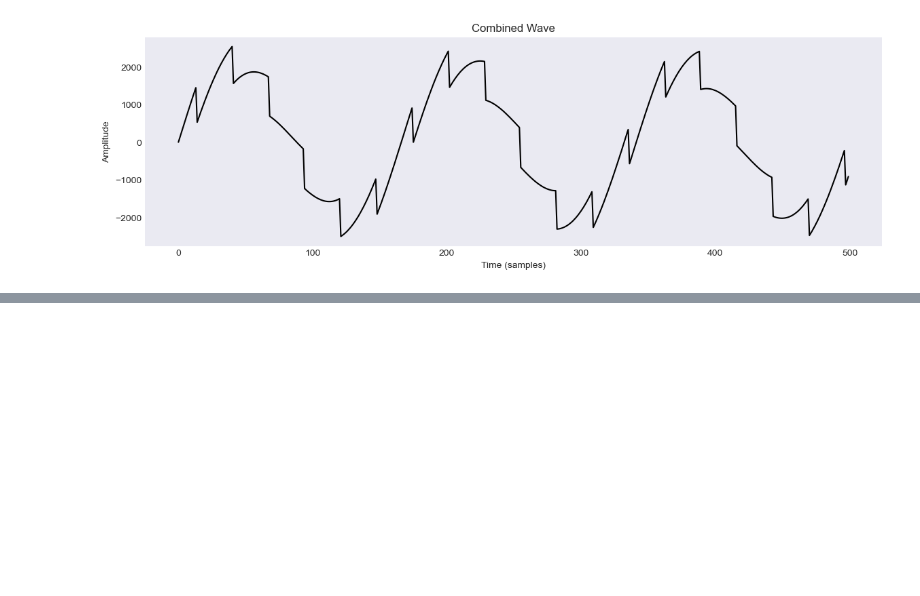
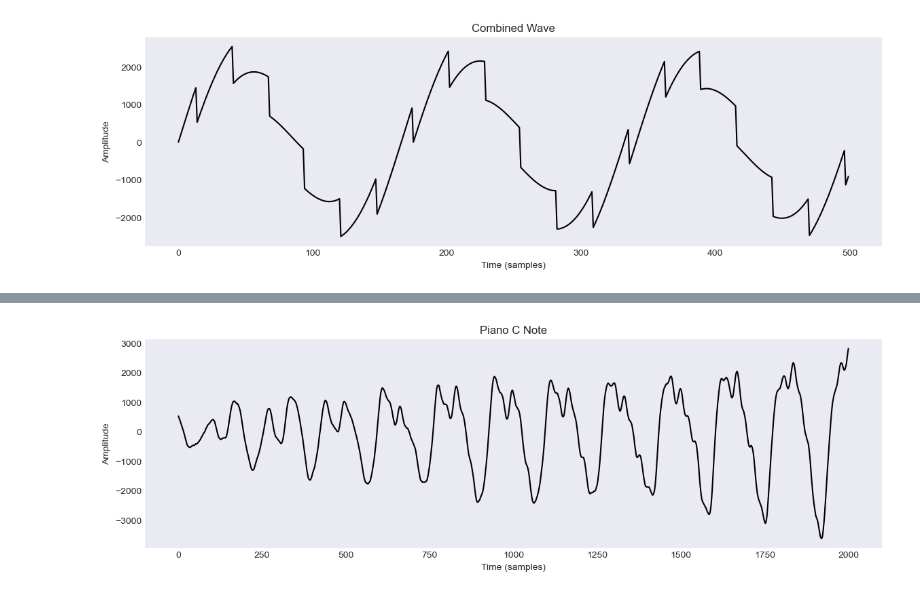
Before and after one commit to parsakzr/musicpy, a Jupyter notebook: notebook.ipynb, the cells around one changed output, grey strips where cells are left out. Saved outputs shown, nothing was run; the diff lists cells and outputs as text; code cells hidden in the pictures; blank space fills up the shorter version.

```diff
--- a/notebook.ipynb
+++ b/notebook.ipynb
@@ -66,3 +66,9 @@ plt.title('Combined Wave')
 plt.show()
 # %% [output]
 [figure]
+# %%
+# read from wav file
+sample_rate, wav_data = wavfile.read('data/piano_c.wav')
+print('Sample rate:', sample_rate, 'Hz')
+print('Total samples:', len(wav_data))
+print('Duration:', len(wav_data)/sample_rate, 'seconds')
@@ -68,0 +85,10 @@ plt.show()
+# %%
+# Plot the wave
+plt.figure(figsize=(14, 4))
+plt.plot(wav_data[500:2500], color='black')
+plt.xlabel('Time (samples)')
+plt.ylabel('Amplitude')
+plt.title('Piano C Note')
+plt.show()
+# %% [output]
+[figure, added]
```
Also changed, not shown: parts of 3 cells of this notebook, 4 other files.
